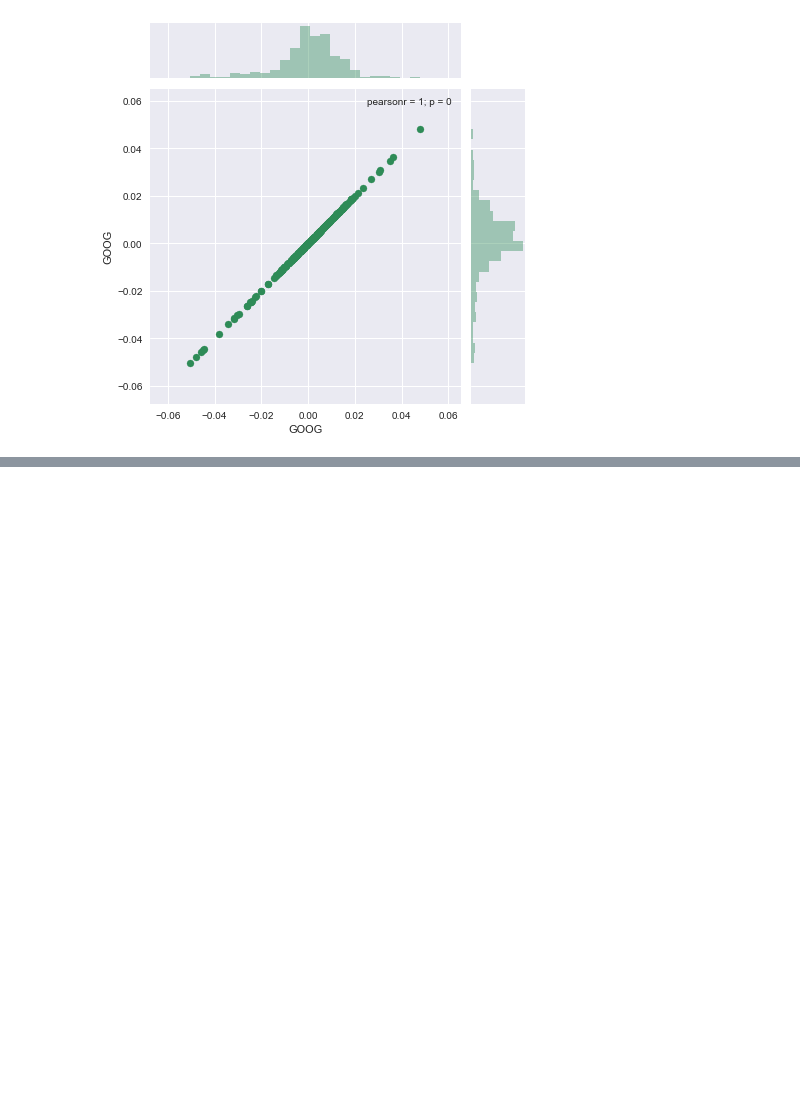
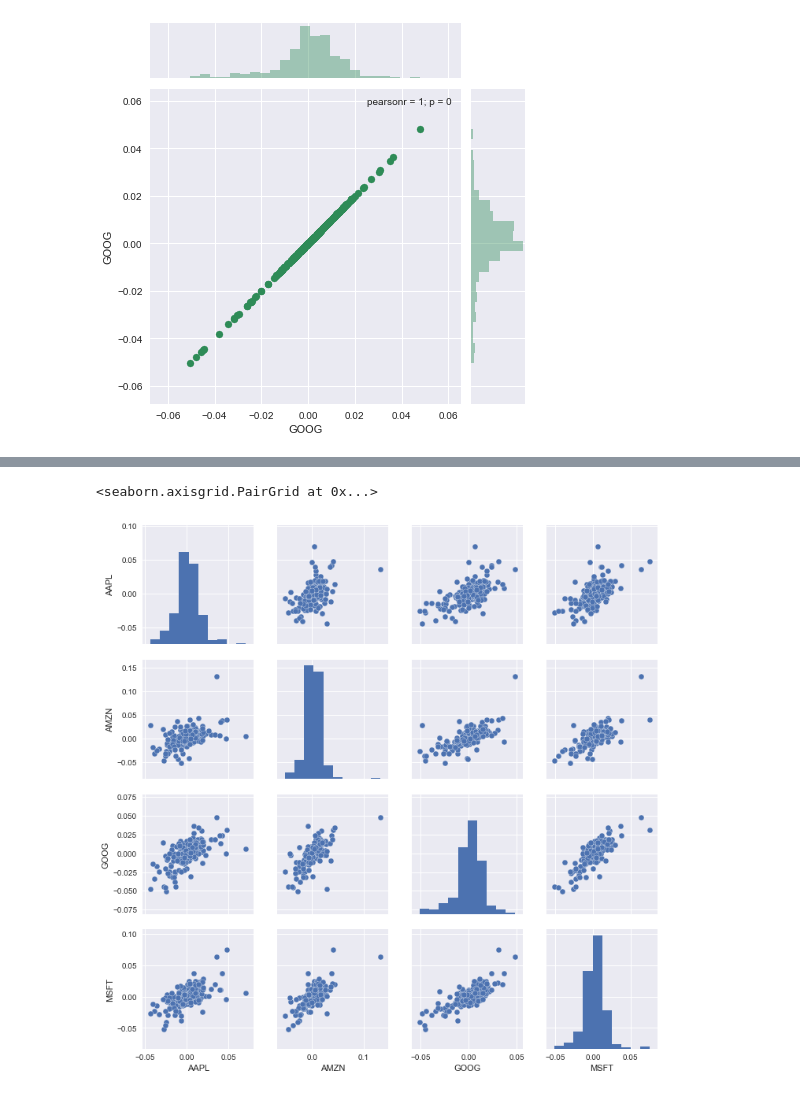
Before and after one commit to TakanoriHasebe/Udemy_python_data_science, a Jupyter notebook: 株式市場のデータ解析について.ipynb, the cells around one changed output, grey strips where cells are left out. Cells and saved outputs as stored; diff of their text form; code cells hidden in the pictures; blank space fills up the shorter version.

```diff
--- a/株式市場のデータ解析について.ipynb
+++ b/株式市場のデータ解析について.ipynb
@@ -189,0 +191,6 @@ sns.jointplot('GOOG', 'MSFT', tech_rets, kind = 'scatter', color = 'seagreen')
+# %%
+# 4社分のデータに対して、いっぺんに散布図を書く
+sns.pairplot(tech_rets.dropna())
+# %% [output]
+<seaborn.axisgrid.PairGrid at 0x...>
+[figure, added]
```
Also changed, not shown: parts of 21 cells of this notebook.
